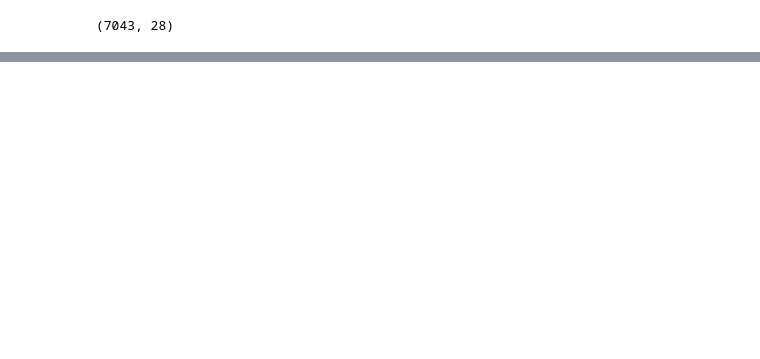
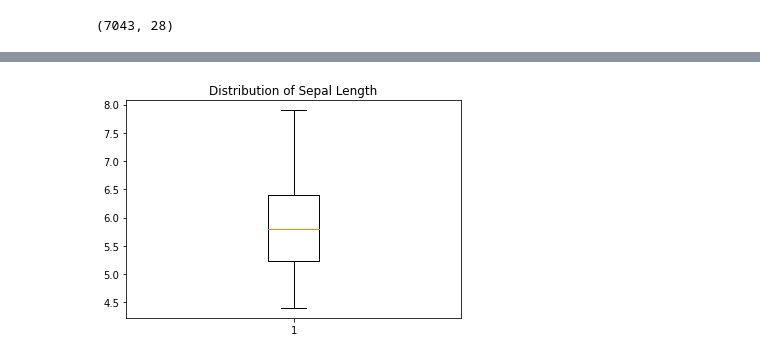
Before and after one commit to michael-haerle/classification-exercises, a Jupyter notebook: classification_exercises.ipynb, the cells around one changed output, grey strips where cells are left out. Cells and saved outputs as stored; diff of their text form; code cells hidden in the pictures; blank space fills up the shorter version.

```diff
--- a/classification_exercises.ipynb
+++ b/classification_exercises.ipynb
@@ -977,0 +1050,6 @@ dtype: object
+# %%
+plt.title("Distribution of Sepal Length")
+plt.boxplot(train_iris.sepal_length)
+plt.show()
+# %% [output]
+[figure, added]
```
Also changed, not shown: parts of 117 cells of this notebook.
